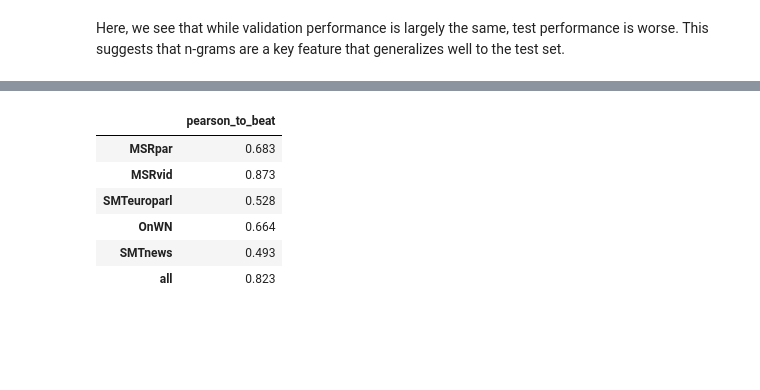
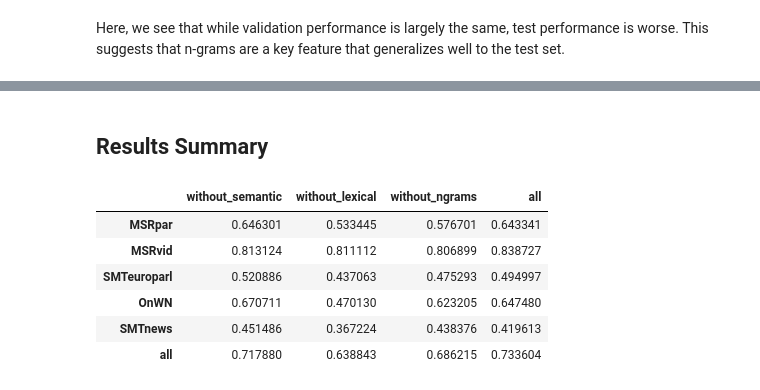
Before and after one commit to ZachParent/mai-intro-to-human-language-technologies, a Jupyter notebook: project/notebooks/train_and_evaluate.ipynb, the cells around one changed output, grey strips where cells are left out. Drawn from its saved outputs; the diff is of its cells as text; code cells hidden in the pictures; blank space fills up the shorter version.

```diff
--- a/project/notebooks/train_and_evaluate.ipynb
+++ b/project/notebooks/train_and_evaluate.ipynb
@@ -327,11 +295,47 @@ test_results
-# %%
-results_to_beat = pd.DataFrame(np.array([[.683, .873, .528, .664, .493, 0.823]]).T, index=[*test_datasets, 'all'], columns=["pearson_to_beat"])
-results_to_beat
-# %% [output]
-|  | pearson_to_beat |
-| MSRpar | 0.683 |
-| MSRvid | 0.873 |
-| SMTeuroparl | 0.528 |
-| OnWN | 0.664 |
-| SMTnews | 0.493 |
-| all | 0.823 |
+# %%
+def evaluate_model_across_test(model, selected_features):
+    results = []
+    datasets = test_datasets
+    for dataset in datasets:
+        preds = model.predict(all_test_df[all_test_df.dataset == dataset][selected_features])
+        results.append(pearsonr(all_test_df[all_test_df.dataset == dataset].gs, preds)[0])
+
+    preds = model.predict(all_test_df[selected_features])
+    results.append(pearsonr(all_test_df.gs, preds)[0])
+    results = pd.DataFrame(results, columns=["test_pearson"], index=datasets + ['all'])
+    return results
+
+fully_trained_model = RandomForestRegressor()
+fully_trained_model.fit(all_train_df[feature_names], all_train_df.gs)
+fully_trained_test_results = evaluate_model_across_test(fully_trained_model, feature_names)
+
+fully_trained_without_semantic_model = RandomForestRegressor()
+fully_trained_without_semantic_model.fit(all_train_df[lexical_features], all_train_df.gs)
+fully_trained_without_semantic_test_results = evaluate_model_across_test(fully_trained_without_semantic_model, lexical_features)
+
+fully_trained_without_lexical_model = RandomForestRegressor()
+fully_trained_without_lexical_model.fit(all_train_df[semantic_features], all_train_df.gs)
+fully_trained_without_lexical_test_results = evaluate_model_across_test(fully_trained_without_lexical_model, semantic_features)
+
+fully_trained_without_ngrams_model = RandomForestRegressor()
+fully_trained_without_ngrams_model.fit(all_train_df[without_ngrams_features], all_train_df.gs)
+fully_trained_without_ngrams_test_results = evaluate_model_across_test(fully_trained_without_ngrams_model, without_ngrams_features)
+# %% [markdown]
+## Results Summary
+# %%
+test_results_all = pd.concat([
+    fully_trained_without_semantic_test_results,
+    fully_trained_without_lexical_test_results,
+    fully_trained_without_ngrams_test_results,
+    fully_trained_test_results
+], axis=1)
+test_results_all.columns = ['without_semantic', 'without_lexical', 'without_ngrams', 'all']
+test_results_all
+# %% [output]
+|  | without_semantic | without_lexical | without_ngrams | all |
+| MSRpar | 0.646301 | 0.533445 | 0.576701 | 0.643341 |
+| MSRvid | 0.813124 | 0.811112 | 0.806899 | 0.838727 |
+| SMTeuroparl | 0.520886 | 0.437063 | 0.475293 | 0.494997 |
+| OnWN | 0.670711 | 0.470130 | 0.623205 | 0.647480 |
+| SMTnews | 0.451486 | 0.367224 | 0.438376 | 0.419613 |
+| all | 0.717880 | 0.638843 | 0.686215 | 0.733604 |
```
Also changed, not shown: parts of 20 cells of this notebook, 1 other file.
